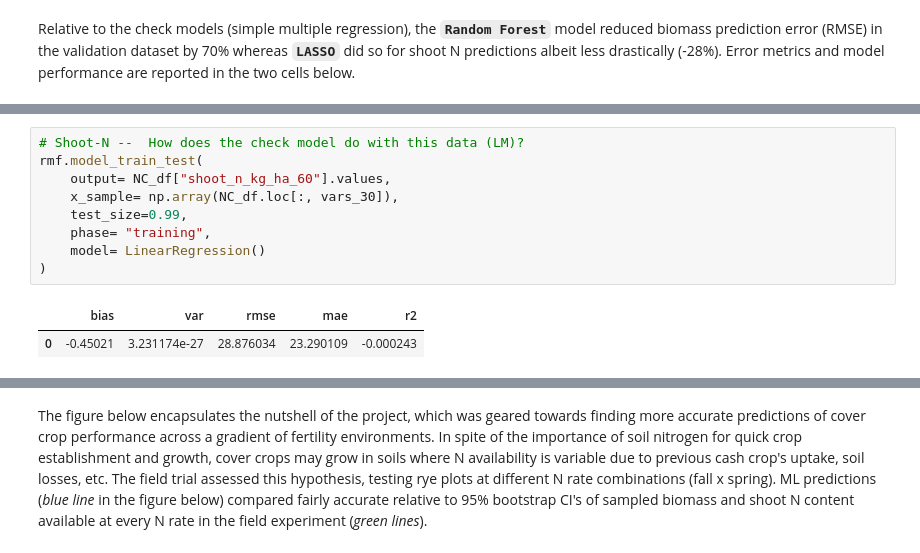
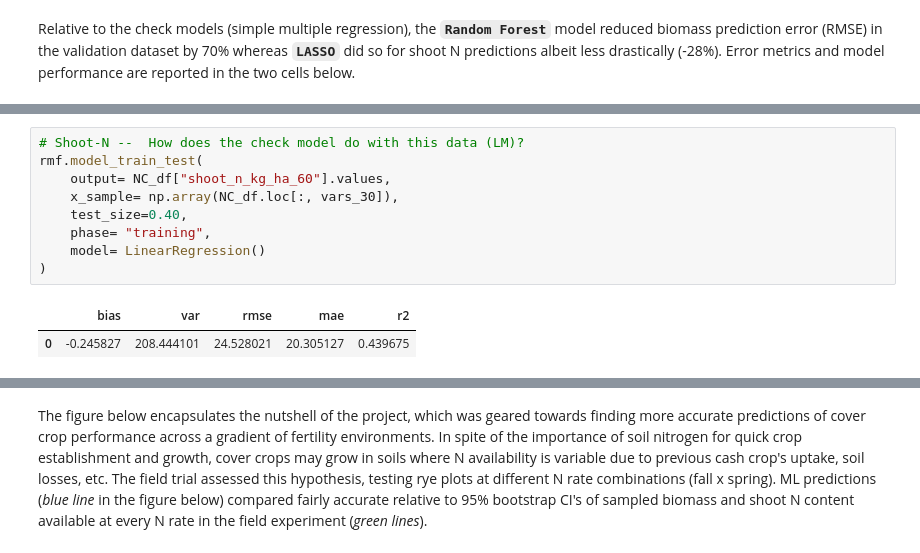
Before and after one commit to GuilleMarc/CoverCrops_ML_Project, a Jupyter notebook: Rye ML.ipynb, the cells around one changed output, grey strips where cells are left out. Cells and saved outputs as stored; diff of their text form.

```diff
--- a/Rye ML.ipynb
+++ b/Rye ML.ipynb
@@ -415,15 +426,15 @@ print({"RMSE, Final test (NC) ": np.sqrt(final_test_RMSE),
 # %%
 # Shoot-N --  How does the check model do with this data (LM)?
 rmf.model_train_test(
     output= NC_df["shoot_n_kg_ha_60"].values,
     x_sample= np.array(NC_df.loc[:, vars_30]),
-    test_size=0.99,
+    test_size=0.40,
     phase= "training",
     model= LinearRegression()
 )
 # %% [output]
 |  | bias | var | rmse | mae | r2 |
-| 0 | -0.45021 | 3.231174e-27 | 28.876034 | 23.290109 | -0.000243 |
+| 0 | -0.245827 | 208.444101 | 24.528021 | 20.305127 | 0.439675 |
 # %%
 # Shoot-N -- Best ML model -- How does the optimized LASSO model do?
 final_n_preds= ls_opt_n.fit(X= np.array(NC_df.loc[:,vars_30]),
```
Also changed, not shown: parts of 22 cells of this notebook.
